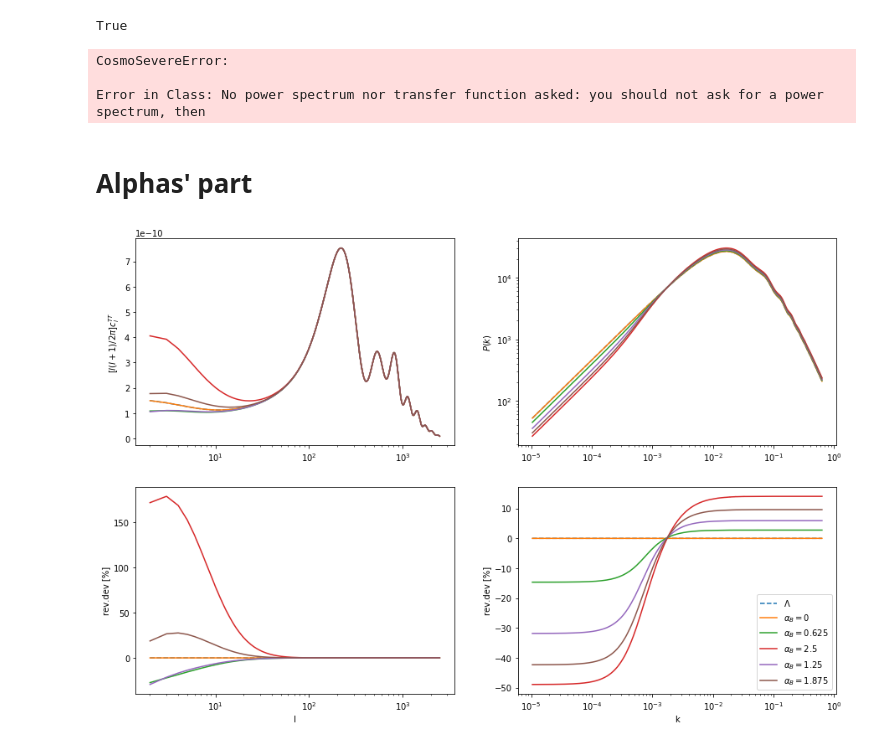
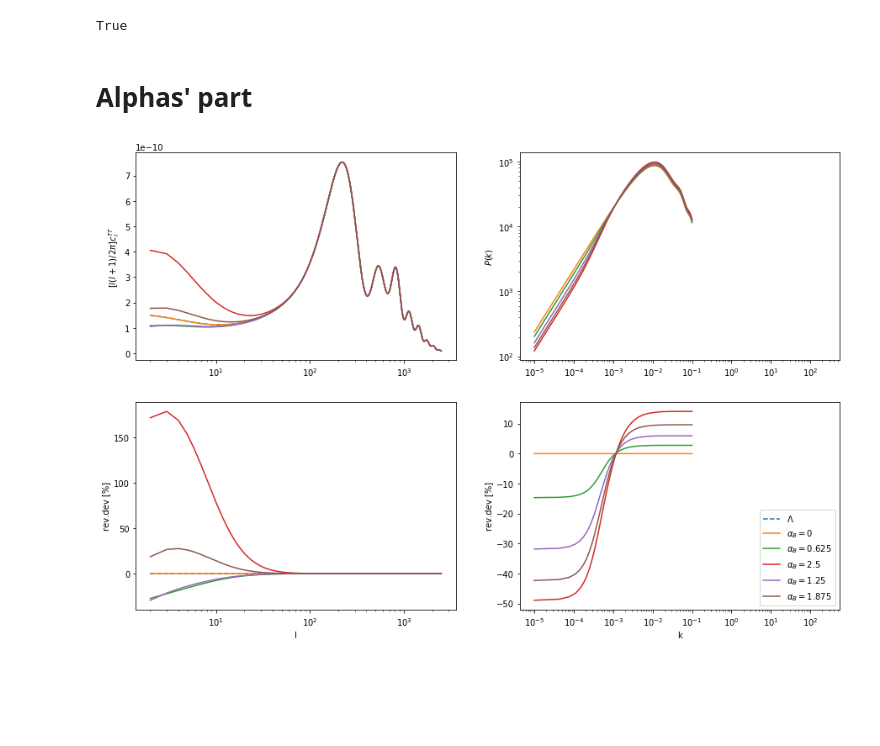
Before and after one commit to ardok-m/hi_class_public, a Jupyter notebook: output/hi_class-paper-fig2/hi_class-paper-fig2-classy.ipynb, the cells around one changed output. Saved outputs shown, nothing was run; the diff lists cells and outputs as text; code cells hidden in the pictures; blank space fills up the shorter version.

```diff
--- a/output/hi_class-paper-fig2/hi_class-paper-fig2-classy.ipynb
+++ b/output/hi_class-paper-fig2/hi_class-paper-fig2-classy.ipynb
@@ -24,11 +24,7 @@ cosmo.compute()
 lcdmCl = cosmo.raw_cl()
 # %%
 lcdmPk = []
-kList = np.linspace(10**(-5), 10**(-1), 1000)
+kList = np.linspace(10**(-5), 10**(-1), 3000)
 for k in kList:
     lcdmPk.append(cosmo.pk(k, 0))
 lcdmPk = np.array(lcdmPk)
-# %% [output]
-CosmoSevereError:
-
-Error in Class: No power spectrum nor transfer function asked: you should not ask for a power spectrum, then
@@ -53,45 +51,56 @@ x_m = 0
 x_t = 0
 M = 1
 # %%
+cl = {}
+pk = {}
+
 for x_b in [0, 0.625, 1.25, 1.875, 2.5]:
     params['parameters_smg'] = "{}, {}, {}, {}, {}".format(x_k, x_b, x_m, x_t, M)
     cosmo.set(params)
     cosmo.compute()
+    cl[x_b] = cosmo.raw_cl()
+    pk[x_b] = []
+    for k in kList:
+        pk[x_b].append(cosmo.pk(k, 0))
+    pk[x_b] = np.array(pk[x_b])
+    cosmo.struct_cleanup()
 # %%
 f, ax = plt.subplots(2, 2, figsize=(15, 10))
 
 # First plot LCDM results
-clList = lcdmCl
+clList = [np.arange(len(lcdmCl['tt'][2:]))+2]
+clList.append(lcdmCl['tt'][2:]*(clList[0]*(clList[0]+1)/(2*np.pi)))
 pkList = lcdmPk
 label = r'$\Lambda$'
 
 ax[0, 0].semilogx(clList[0], clList[1], '--', label=label)
 ax[0, 0].set_ylabel(r'$[l(l+1)/2\pi]c^{TT}_l$')
 
 ax[0, 1].loglog(pkList[0], pkList[1], '--', label=label)
 ax[0, 1].set_ylabel(r'$P(k)$')
 
-ax[1, 0].semilogx(clList[0], reldev(cl[0][1], clList[1]), '--', label=label)
+ax[1, 0].semilogx(clList[0], reldev(clList[1], clList[1]), '--', label=label)
 ax[1, 0].set_xlabel('l')
 ax[1, 0].set_ylabel(r'rev.dev [%]')
 
-ax[1, 1].semilogx(pkList[0], reldev(pk[0][1], pkList[1]), '--', label=label)
+ax[1, 1].semilogx(pkList[0], reldev(pkList[1], pkList[1]), '--', label=label)
 ax[1, 1].set_xlabel('k')
 ax[1, 1].set_ylabel(r'rev.dev [%]')
 
 # Then plot the modified gravity results
+lcdmClList = list(clList)  # Make a copy of the array, otherwise it would be referenced to the same memory address.
 for alpha_b in cl:
-    clList = cl[alpha_b]
+    clList[1] = cl[alpha_b]['tt'][2:]*(clList[0]*(clList[0]+1)/(2*np.pi))
     pkList = pk[alpha_b]
     label = r'$\alpha_B={}$'.format(alpha_b)
 
     ax[0, 0].semilogx(clList[0], clList[1], label=label)
-    ax[0, 1].loglog(pkList[0], pkList[1] , label=label)
-    ax[1, 0].semilogx(clList[0], reldev(lcdmCl[1], clList[1]), label=label)
-    ax[1, 1].semilogx(pkList[0], reldev(lcdmPk[1], pkList[1]), label=label)
+    ax[0, 1].loglog(kList, pkList , label=label)
+    ax[1, 0].semilogx(clList[0], reldev(lcdmClList[1], clList[1]), label=label)
+    ax[1, 1].semilogx(kList, reldev(lcdmPk, pkList), label=label)
 
 plt.legend(loc=0)
 plt.show()
 plt.close()
 # %% [output]
-[figure, old version]
+[figure, new version]
```
Also changed, not shown: parts of 1 cell of this notebook, 1 other file.
